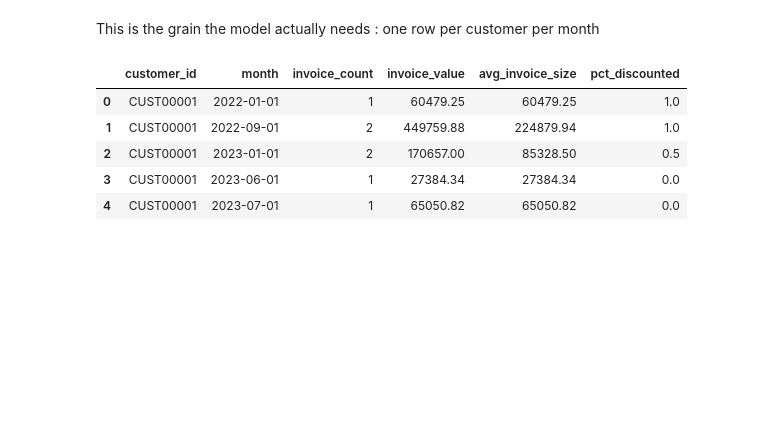
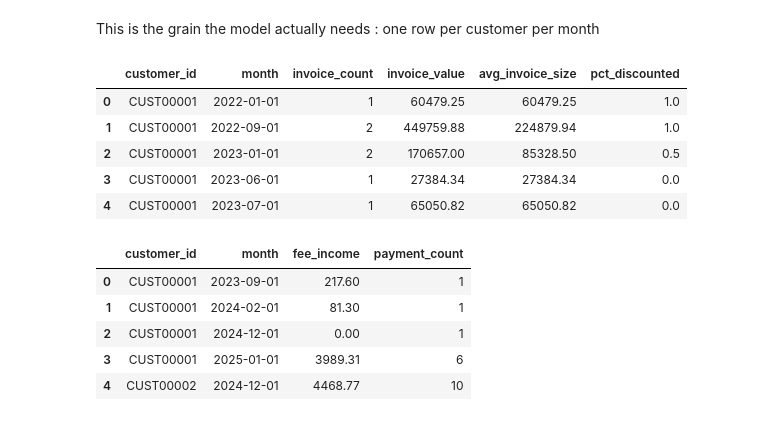
Before and after one commit to Bibhuti-MLAI/Time-Series-Forcasting, a Jupyter notebook: Revenue_Forcasting.ipynb, the cells around one changed output. Drawn from its saved outputs; the diff is of its cells as text; code cells hidden in the pictures; blank space fills up the shorter version.

```diff
--- a/Revenue_Forcasting.ipynb
+++ b/Revenue_Forcasting.ipynb
@@ -345,3 +345,18 @@ invoice_monthly.head()
 | 2 | CUST00001 | 2023-01-01 | 2 | 170657.00 | 85328.50 | 0.5 |
 | 3 | CUST00001 | 2023-06-01 | 1 | 27384.34 | 27384.34 | 0.0 |
 | 4 | CUST00001 | 2023-07-01 | 1 | 65050.82 | 65050.82 | 0.0 |
+# %%
+#fee income monthly
+payment_monthly = payment.groupby(["customer_id","month"]).agg(
+    fee_income = ("fee_charged","sum"),
+    payment_count = ("payment_id" ,"count"),
+).reset_index()
+
+payment_monthly.head()
+# %% [output]
+|  | customer_id | month | fee_income | payment_count |
+| 0 | CUST00001 | 2023-09-01 | 217.60 | 1 |
+| 1 | CUST00001 | 2024-02-01 | 81.30 | 1 |
+| 2 | CUST00001 | 2024-12-01 | 0.00 | 1 |
+| 3 | CUST00001 | 2025-01-01 | 3989.31 | 6 |
+| 4 | CUST00002 | 2024-12-01 | 4468.77 | 10 |
```
Also changed, not shown: parts of 1 cell of this notebook.
